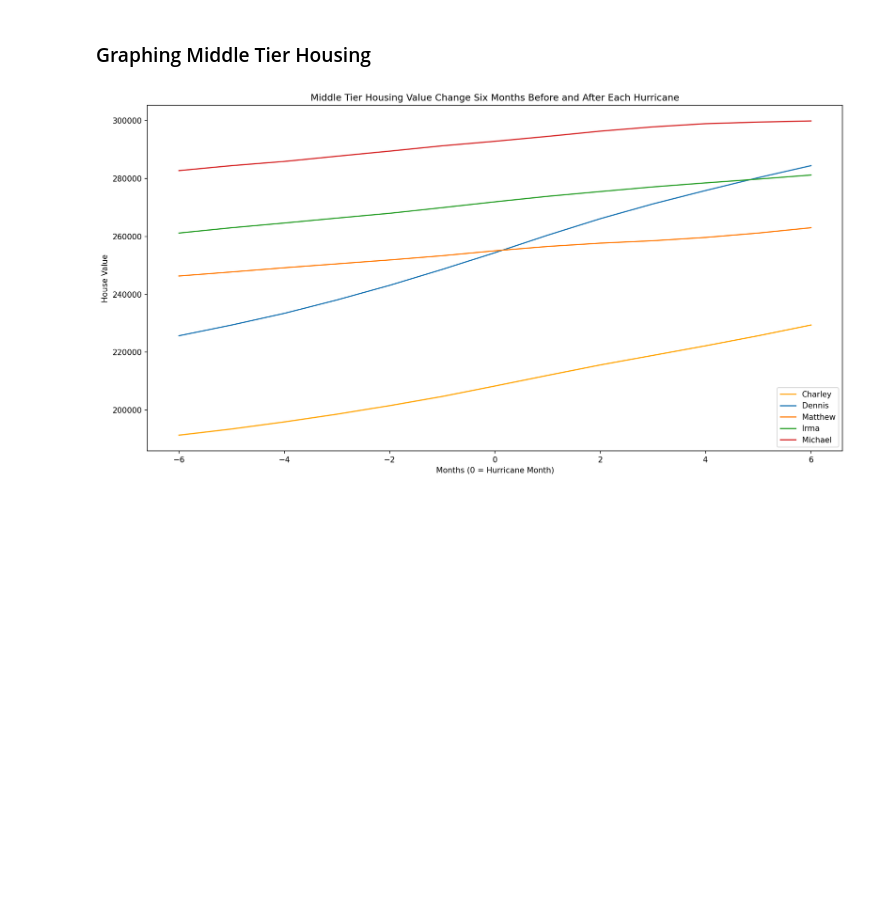
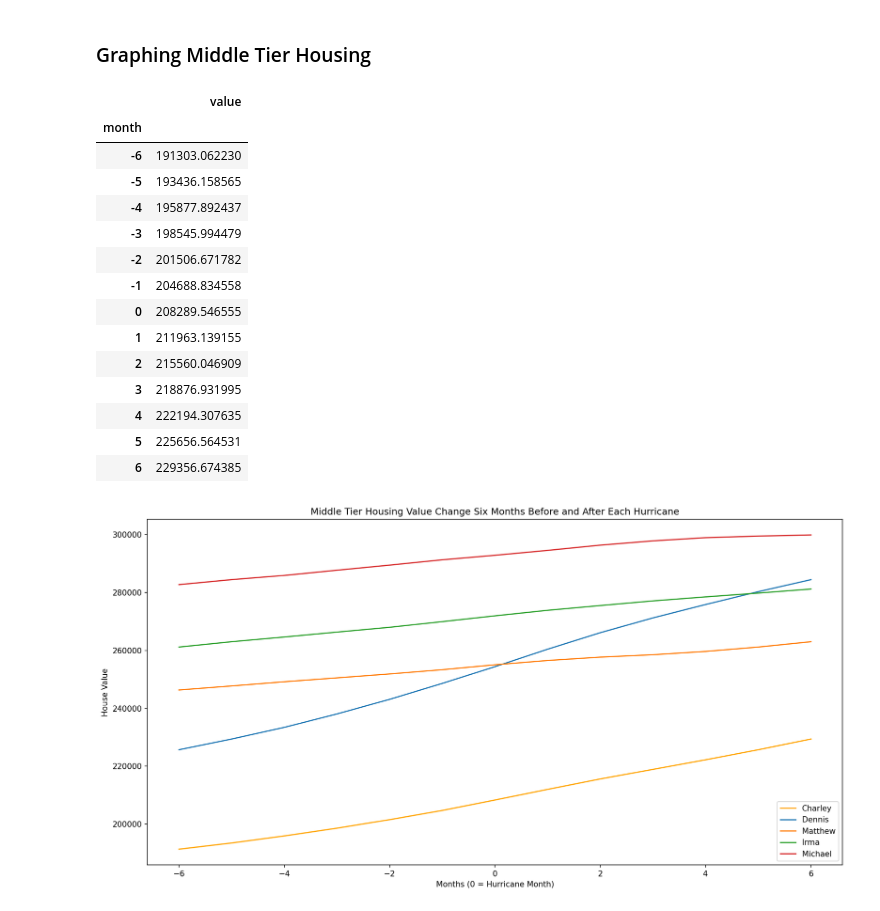
Before and after one commit to SSGrasland/Modeling-Hurricane-Impact-on-Florida-Real-Estate-Value-, a Jupyter notebook: 2a. Housing Data.ipynb, the cells around one changed output. Drawn from its saved outputs; the diff is of its cells as text; code cells hidden in the pictures; blank space fills up the shorter version.

```diff
--- a/2a. Housing Data.ipynb
+++ b/2a. Housing Data.ipynb
@@ -262,9 +264,9 @@ City            0
 4/30/2023       0
 dtype: int64
 # %%
-m.dropna(inplace=True)
+middle.dropna(inplace=True)
 
-m.isna().sum()
+middle.isna().sum()
 # %% [output]
 SizeRank      0
 City          0
@@ -430,11 +438,11 @@ plt.legend();
 # %% [markdown]
 ### Graphing Middle Tier Housing
 # %%
-c_graph = m_graph.iloc[49:62]
-d_graph = m_graph.iloc[60:73]
-ma_graph = m_graph.iloc[195:208]
-ir_graph = m_graph.iloc[206:219]
-mi_graph = m_graph.iloc[219:232]
+charley_graph = middle_graph.iloc[49:62]
+dennis_graph = middle_graph.iloc[60:73]
+matthew_graph = middle_graph.iloc[195:208]
+irma_graph = middle_graph.iloc[206:219]
+michael_graph = middle_graph.iloc[219:232]
 # %%
 def month(df):
     df['month'] = np.repeat(np.arange(-6, 7), 1)
@@ -446,3 +454,21 @@ graph_list = [c_graph, d_graph, ma_graph, ir_graph, mi_graph]
 graph_list = [df.pipe(month) for df in graph_list]
+# %%
+charley_graph
+# %% [output]
+|  | value |
+| month |  |
+| -6 | 191303.062230 |
+| -5 | 193436.158565 |
+| -4 | 195877.892437 |
+| -3 | 198545.994479 |
+| -2 | 201506.671782 |
+| -1 | 204688.834558 |
+| 0 | 208289.546555 |
+| 1 | 211963.139155 |
+| 2 | 215560.046909 |
+| 3 | 218876.931995 |
+| 4 | 222194.307635 |
+| 5 | 225656.564531 |
+| 6 | 229356.674385 |
 # %%
 import matplotlib.pyplot as plt
```
Also changed, not shown: parts of 51 cells of this notebook, 4 other files.
